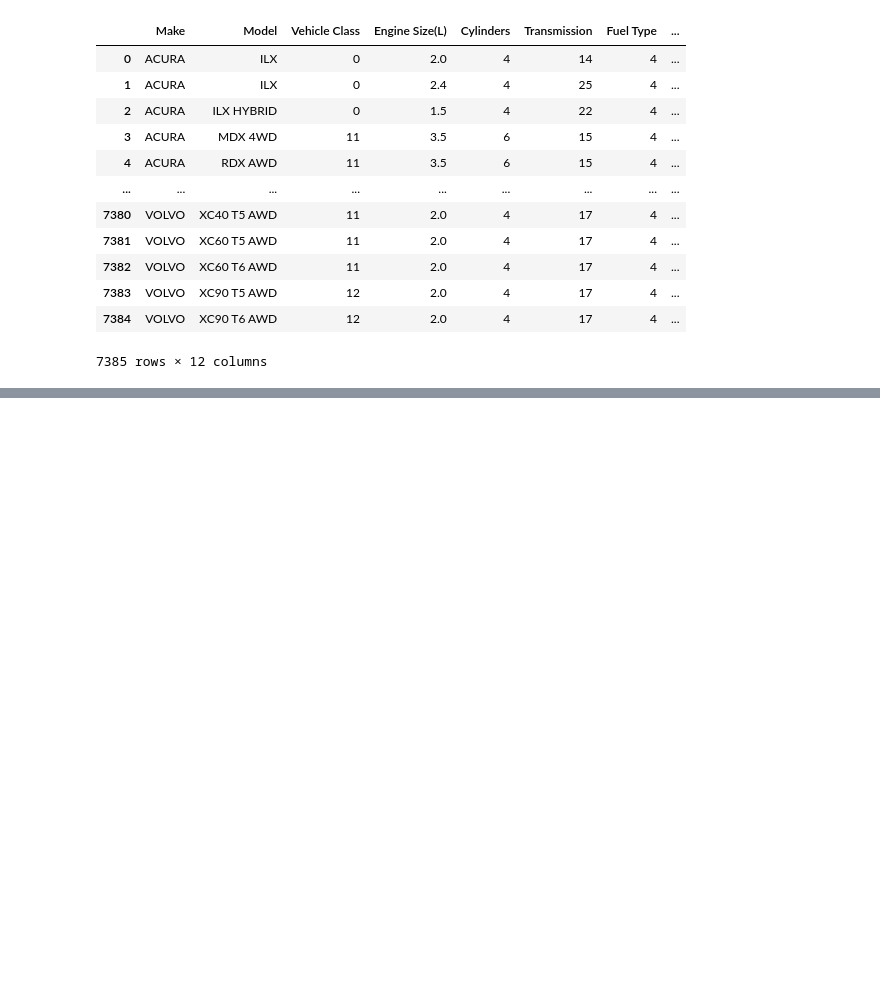
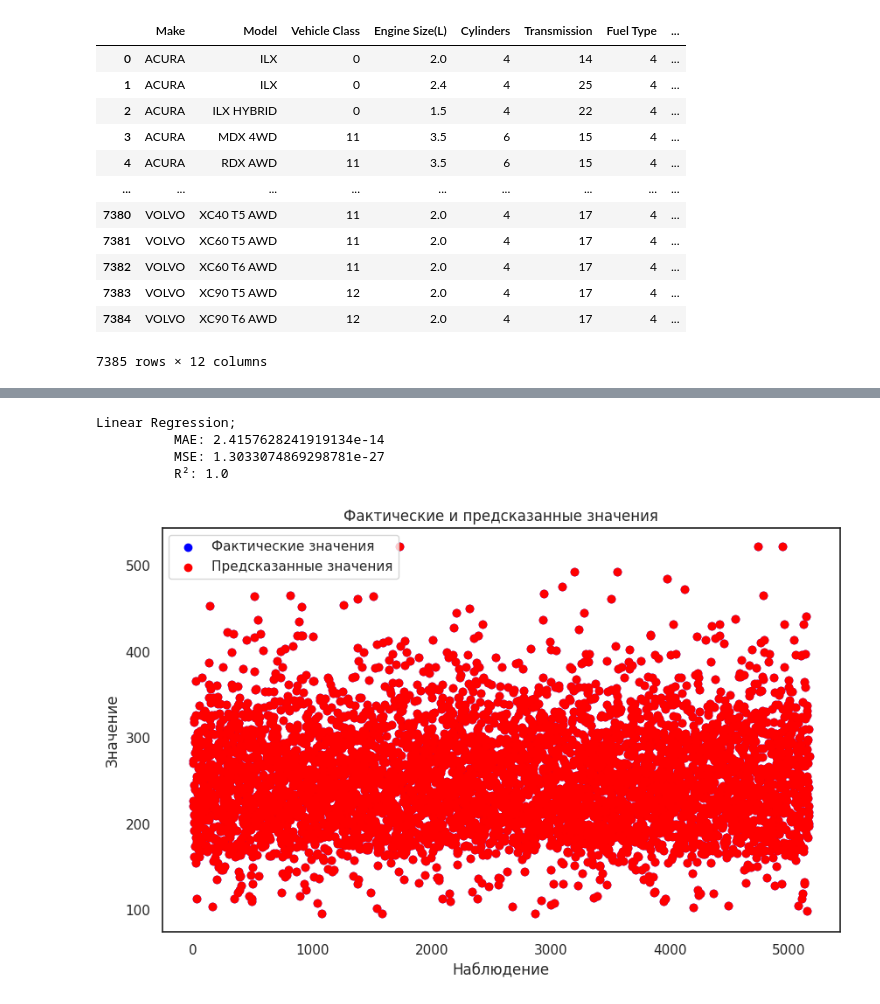
Before and after one commit to WanyaKruk/DZ-5, a Jupyter notebook: DZ_5.ipynb, the cells around one changed output, grey strips where cells are left out. Cells and saved outputs as stored; diff of their text form; code cells hidden in the pictures; blank space fills up the shorter version.

```diff
--- a/DZ_5.ipynb
+++ b/DZ_5.ipynb
@@ -250,0 +240,25 @@ Extreme Gradient Boosting R^2: 0.9999468326568604
+# %%
+# Может переобучилась?
+y_train_pred = model_lr.predict(X_train)
+mae = mean_absolute_error(y_train, y_train_pred)
+mse = mean_squared_error(y_train, y_train_pred)
+r2 = r2_score(y_train, y_train_pred)
+print('Linear Regression;')
+print(f'          MAE: {mae}')
+print(f'          MSE: {mse}')
+print(f'          R²: {r2}')
+
+plt.figure(figsize=(10, 6))
+plt.scatter(range(len(y_train)), y_train, color='blue', label='Фактические значения')
+plt.scatter(range(len(y_train)), y_train_pred, color='red', label='Предсказанные значения')
+plt.xlabel('Наблюдение')
+plt.ylabel('Значение')
+plt.title('Фактические и предсказанные значения')
+plt.legend()
+plt.show()
+# %% [output]
+Linear Regression;
+          MAE: 2.4157628241919134e-14
+          MSE: 1.3033074869298781e-27
+          R²: 1.0
+[figure, added]
```
Also changed, not shown: parts of 8 cells of this notebook.
